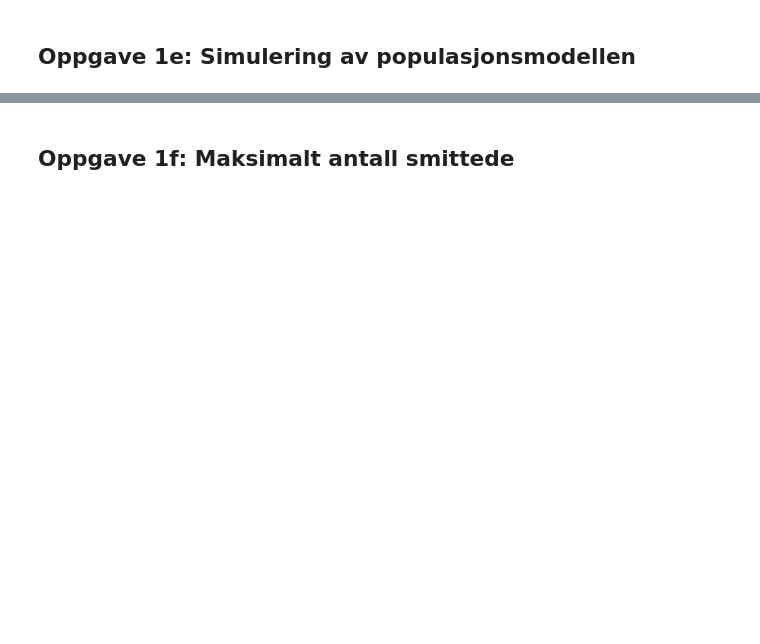
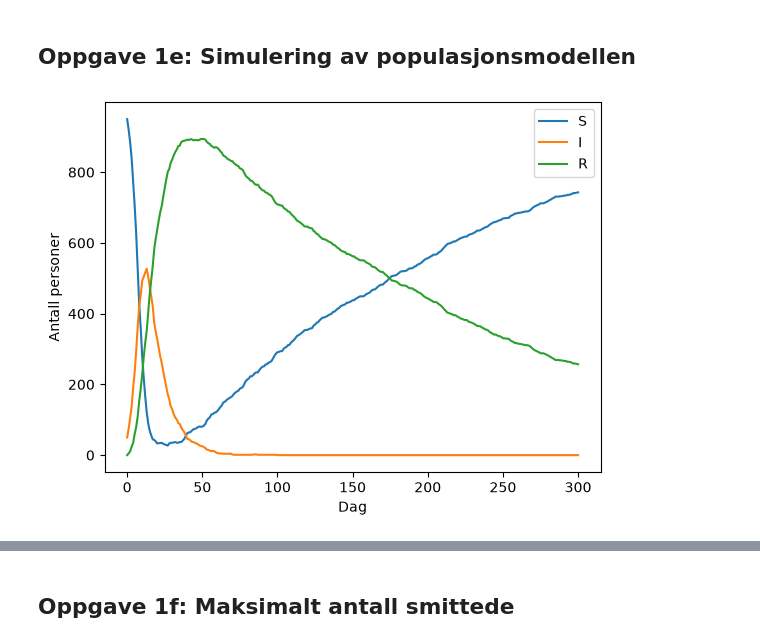
Before and after one commit to johannesStromberg1234/Prosjekt-Stokastisk-Modelering, a Jupyter notebook: oppgave_1.ipynb, the cells around one changed output, grey strips where cells are left out. Drawn from its saved outputs; the diff is of its cells as text; code cells hidden in the pictures; blank space fills up the shorter version.

```diff
--- a/oppgave_1.ipynb
+++ b/oppgave_1.ipynb
@@ -268,2 +341,43 @@ Skriv besvarelsen her.
 # %% [markdown]
 ## Oppgave 1e: Simulering av populasjonsmodellen
+# %%
+import numpy as np
+import matplotlib.pyplot as plt
+
+N = 1000
+gamma = 0.10
+alpha = 0.005
+n_steps = 300
+
+S = np.zeros(n_steps + 1, dtype=int)
+I = np.zeros(n_steps + 1, dtype=int)
+R = np.zeros(n_steps + 1, dtype=int)
+
+# Starttilstand
+S[0] = 950
+I[0] = 50
+R[0] = 0
+
+for n in range(n_steps):
+
+    beta = 0.5 * I[n] / N
+
+    new_infected = np.random.binomial(S[n], beta)
+    new_recovered = np.random.binomial(I[n], gamma)
+    lost_immunity = np.random.binomial(R[n], alpha)
+
+    S[n + 1] = S[n] - new_infected + lost_immunity
+    I[n + 1] = I[n] + new_infected - new_recovered
+    R[n + 1] = R[n] + new_recovered - lost_immunity
+    days = np.arange(n_steps + 1)
+
+plt.plot(days, S, label="S")
+plt.plot(days, I, label="I")
+plt.plot(days, R, label="R")
+
+plt.xlabel("Dag")
+plt.ylabel("Antall personer")
+plt.legend()
+plt.show()
+# %% [output]
+[figure, added]
```
Also changed, not shown: parts of 8 cells of this notebook.
